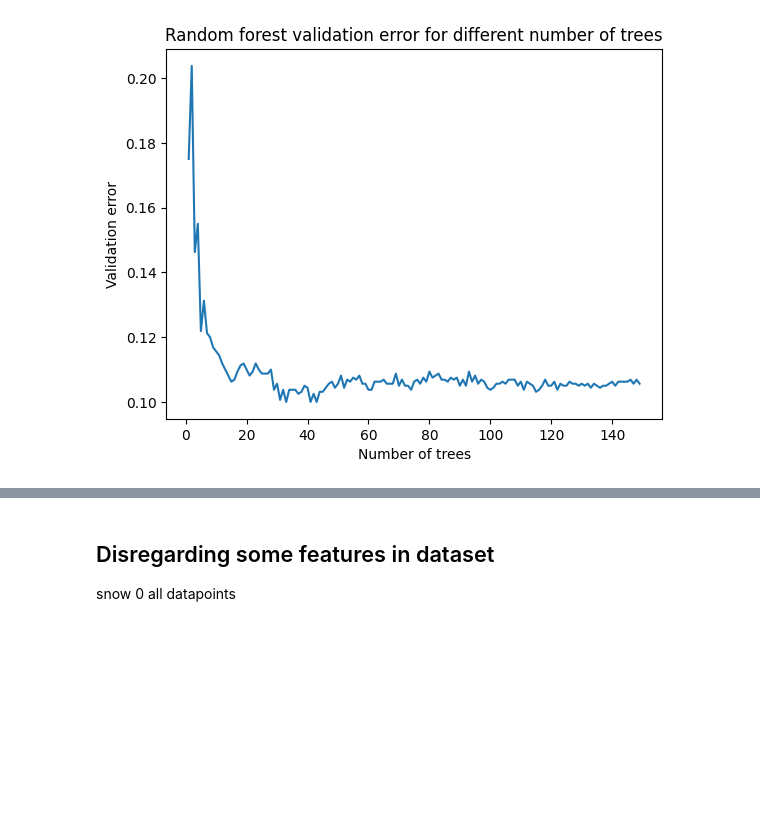
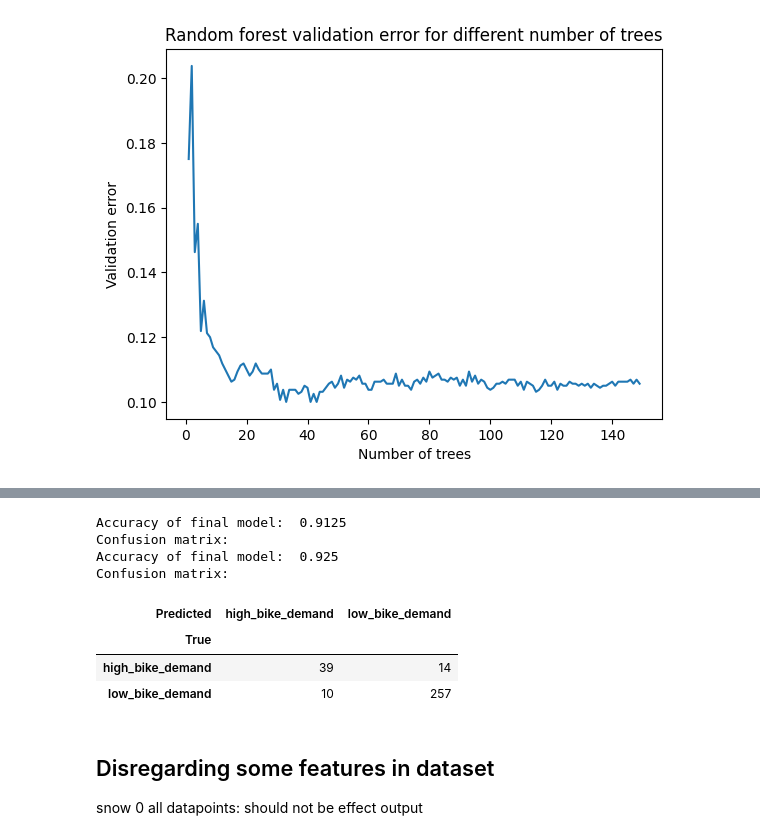
Before and after one commit to Jackebacke/SML-Project, a Jupyter notebook: Project/Tree.ipynb, the cells around one changed output, grey strips where cells are left out. Cells and saved outputs as stored; diff of their text form; code cells hidden in the pictures; blank space fills up the shorter version.

```diff
--- a/Project/Tree.ipynb
+++ b/Project/Tree.ipynb
@@ -190,6 +217,28 @@ The best tree does not improve results!
+# %%
+finalModel = RandomForestClassifier(n_estimators=100, criterion='entropy', n_jobs=-1, random_state=3)
+finalModel.fit(trainX, trainY)
+print('Accuracy of final model: ', finalModel.score(testX, testY))
+print('Confusion matrix:')
+pd.crosstab(testY, finalModel.predict(testX), rownames=['True'], colnames=['Predicted'], margins=False)
+
+
+finalModel = BaggingClassifier(n_estimators=100, estimator=bestTree, n_jobs=-1, random_state=3)
+finalModel.fit(trainX, trainY)
+print('Accuracy of final model: ', finalModel.score(testX, testY))
+print('Confusion matrix:')
+pd.crosstab(testY, finalModel.predict(testX), rownames=['True'], colnames=['Predicted'], margins=False)
+# %% [output]
+Accuracy of final model:  0.9125
+Confusion matrix:
+Accuracy of final model:  0.925
+Confusion matrix:
+| Predicted | high_bike_demand | low_bike_demand |
+| True |  |  |
+| high_bike_demand | 39 | 14 |
+| low_bike_demand | 10 | 257 |
 # %% [markdown]
 ## Disregarding some features in dataset
-snow 0 all datapoints
+snow 0 all datapoints: should not be effect output
 # %%
 ## Test with dropping irrelevant features
 XnoSnow = X.drop(columns='snow')
```
Also changed, not shown: parts of 18 cells of this notebook, 6 other files.
